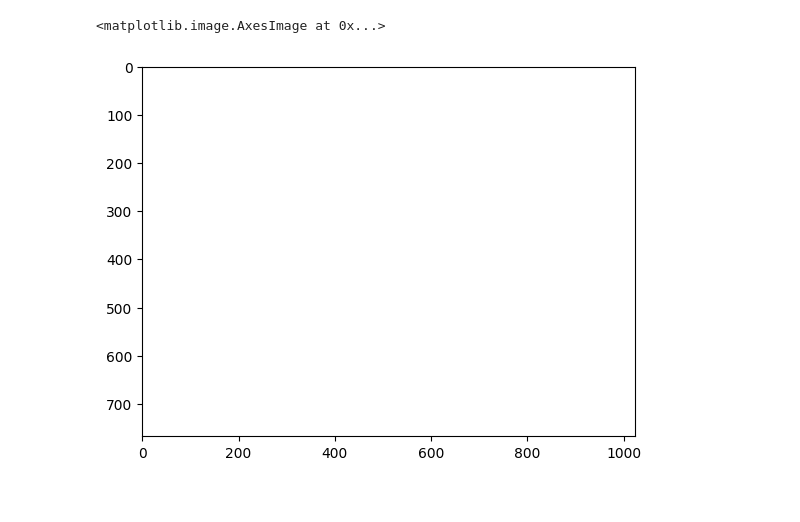
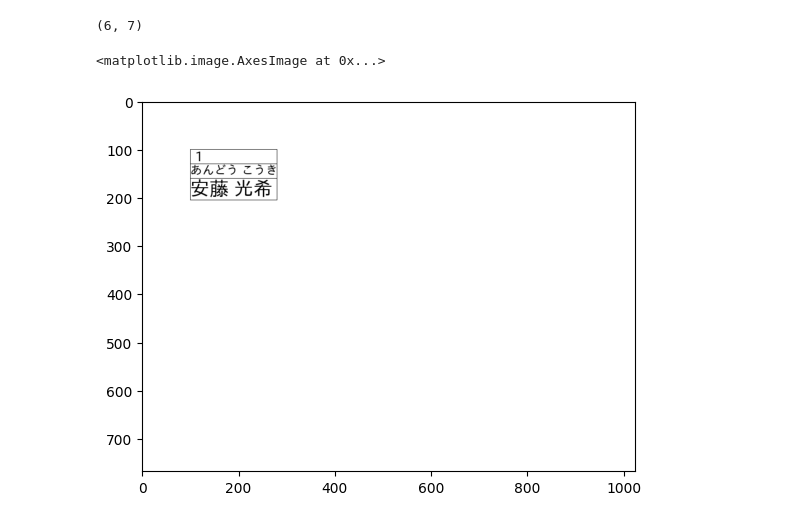
Before and after one commit to qwasium/seating-layout, a Jupyter notebook: test.ipynb, the cells around one changed output. Cells and saved outputs as stored; diff of their text form; code cells hidden in the pictures.

```diff
--- a/test.ipynb
+++ b/test.ipynb
@@ -63,9 +260,61 @@ layout_df
+# %%
+layout_df.shape
+# %% [output]
+(6, 7)
 # %%
 img = Image.new("RGB", (
     1024, 768
 ), color=(255, 255, 255))
 draw = ImageDraw.Draw(img)
-plt.imshow(img)
+# plt.imshow(img)
-# %% [output]
-<matplotlib.image.AxesImage at 0x...>
-[figure, removed]
+# %%
+img = Image.new("RGB", (
+    1024, 768
+), color="white")
+draw = ImageDraw.Draw(img)
+
+# student number
+draw.rectangle(
+    [100, 100, 280, 130],
+    fill=(255, 255, 255),
+    outline="black"
+)
+draw.text(
+    (110, 100),
+    "1",
+    fill="black",
+    font=ImageFont.truetype(font_path, size=28)
+)
+
+# kana
+draw.rectangle(
+    [100, 130, 280, 160],
+    fill=(255,255,255),
+    outline="black"
+)
+draw.text(
+    (100, 130),
+    str(names_df.iloc[0]["kana"]),
+    align="center",
+    fill="black",
+    font=ImageFont.truetype(font_path, size=25)
+)
+
+# kanji
+draw.rectangle(
+    [100, 160, 280, 205],
+    fill=(255, 255, 255),
+    outline="black",
+)
+draw.text(
+    (100, 160),
+    names_df.iloc[0]["name"],
+    align="center",
+    fill="black",
+    font=ImageFont.truetype(font_path, size = 40),
+)
+
+plt.imshow(img)
+# %% [output]
+<matplotlib.image.AxesImage at 0x...>
+[figure, added]
```
Also changed, not shown: parts of 30 cells of this notebook, 5 other files.
